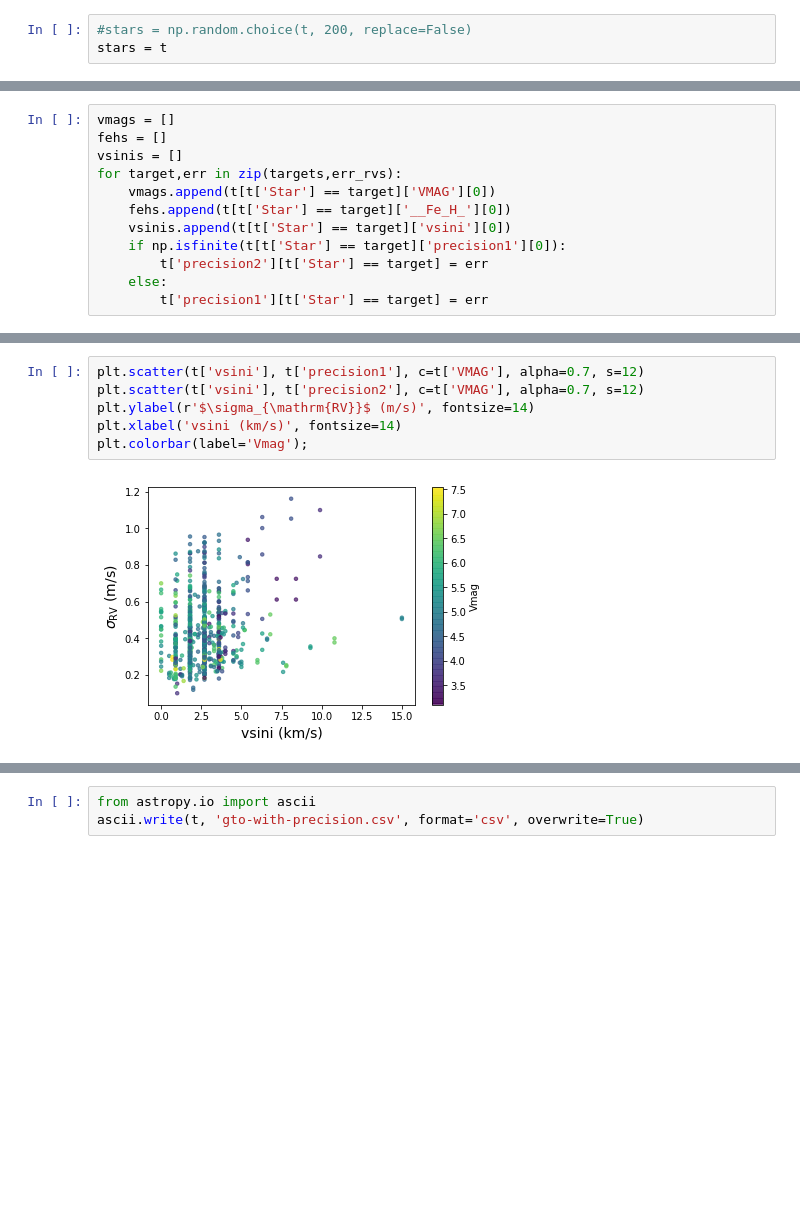
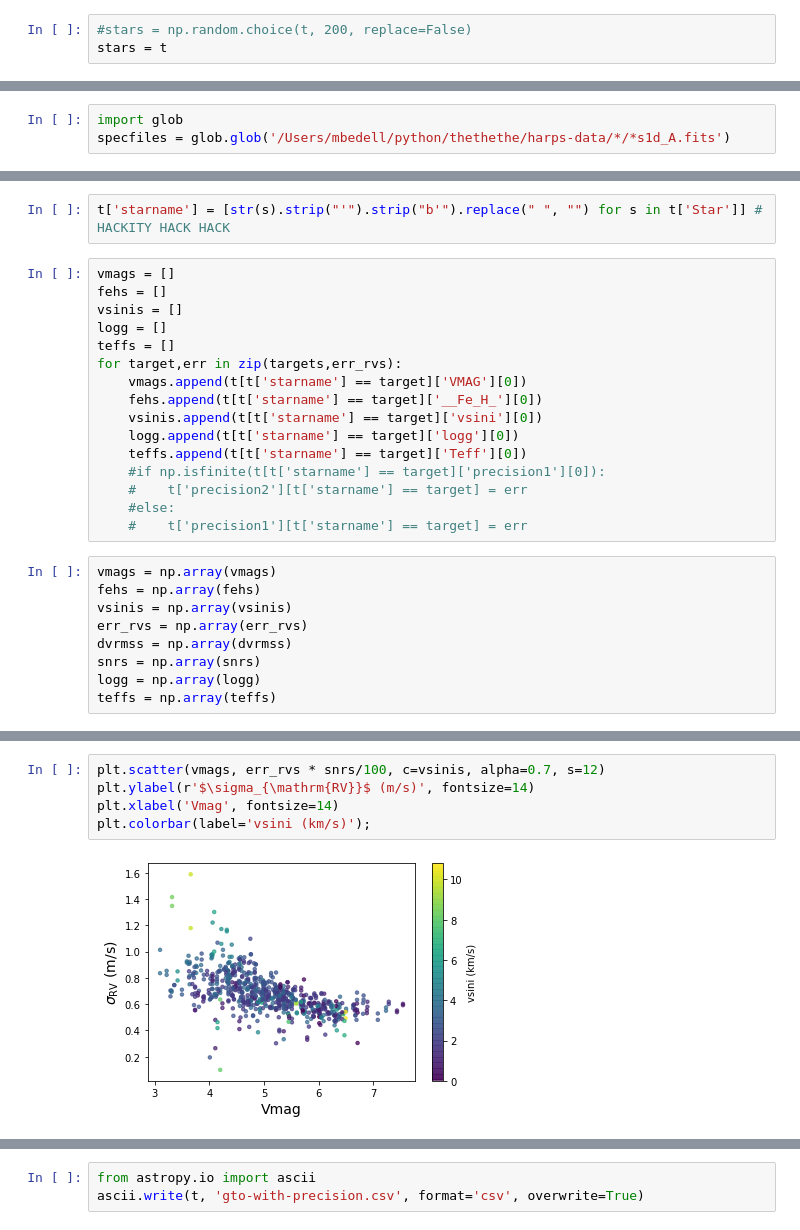
Before and after one commit to megbedell/thethethe, a Jupyter notebook: rv-info-content.ipynb, the cells around one changed output, grey strips where cells are left out. Saved outputs shown, nothing was run; the diff lists cells and outputs as text; blank space fills up the shorter version.

Commit message:
better plot

```diff
--- a/rv-info-content.ipynb
+++ b/rv-info-content.ipynb
@@ -86,0 +99,3 @@ t.add_column(Column(name='precision2', data=np.zeros(len(t))+np.nan))
+# %%
+import glob
+specfiles = glob.glob('/Users/mbedell/python/thethethe/harps-data/*/*s1d_A.fits')
@@ -87,12 +119,27 @@ t.add_column(Column(name='precision2', data=np.zeros(len(t))+np.nan))
+# %%
+t['starname'] = [str(s).strip("'").strip("b'").replace(" ", "") for s in t['Star']] # HACKITY HACK HACK
 # %%
 vmags = []
 fehs = []
 vsinis = []
+logg = []
+teffs = []
 for target,err in zip(targets,err_rvs):
-    vmags.append(t[t['Star'] == target]['VMAG'][0])
-    fehs.append(t[t['Star'] == target]['__Fe_H_'][0])
-    vsinis.append(t[t['Star'] == target]['vsini'][0])
-    if np.isfinite(t[t['Star'] == target]['precision1'][0]):
-        t['precision2'][t['Star'] == target] = err
-    else:
-        t['precision1'][t['Star'] == target] = err
+    vmags.append(t[t['starname'] == target]['VMAG'][0])
+    fehs.append(t[t['starname'] == target]['__Fe_H_'][0])
+    vsinis.append(t[t['starname'] == target]['vsini'][0])
+    logg.append(t[t['starname'] == target]['logg'][0])
+    teffs.append(t[t['starname'] == target]['Teff'][0])
+    #if np.isfinite(t[t['starname'] == target]['precision1'][0]):
+    #    t['precision2'][t['starname'] == target] = err
+    #else:
+    #    t['precision1'][t['starname'] == target] = err
+# %%
+vmags = np.array(vmags)
+fehs = np.array(fehs)
+vsinis = np.array(vsinis)
+err_rvs = np.array(err_rvs)
+dvrmss = np.array(dvrmss)
+snrs = np.array(snrs)
+logg = np.array(logg)
+teffs = np.array(teffs)
@@ -106,8 +196,7 @@ plt.colorbar(label='Vmag');
 # %%
-plt.scatter(t['vsini'], t['precision1'], c=t['VMAG'], alpha=0.7, s=12)
-plt.scatter(t['vsini'], t['precision2'], c=t['VMAG'], alpha=0.7, s=12)
+plt.scatter(vmags, err_rvs * snrs/100, c=vsinis, alpha=0.7, s=12)
 plt.ylabel(r'$\sigma_{\mathrm{RV}}$ (m/s)', fontsize=14)
-plt.xlabel('vsini (km/s)', fontsize=14)
-plt.colorbar(label='Vmag');
+plt.xlabel('Vmag', fontsize=14)
+plt.colorbar(label='vsini (km/s)');
 # %% [output]
-[figure, old version]
+[figure, new version]
```
Also changed, not shown: parts of 25 cells of this notebook, 2 other files.
